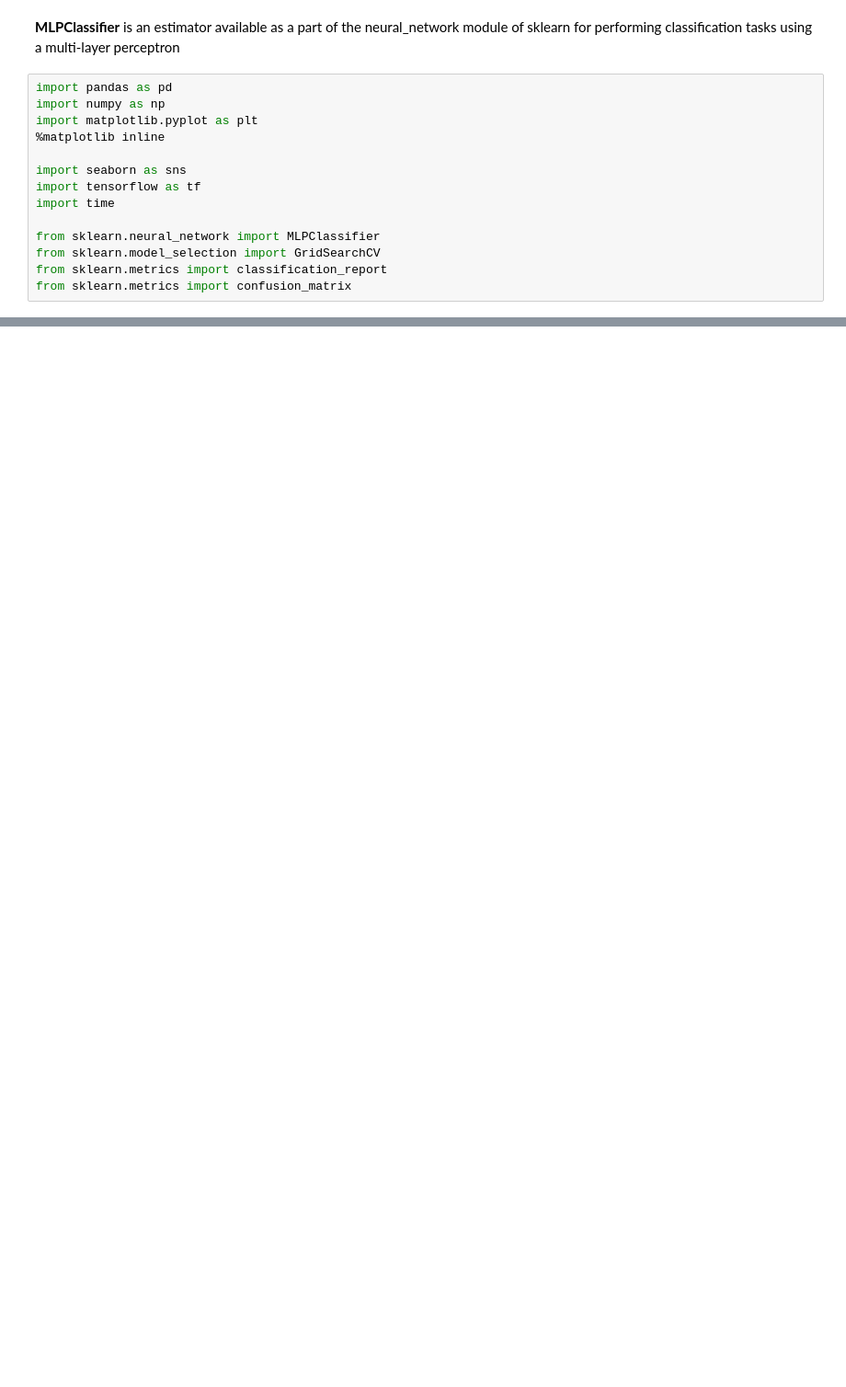
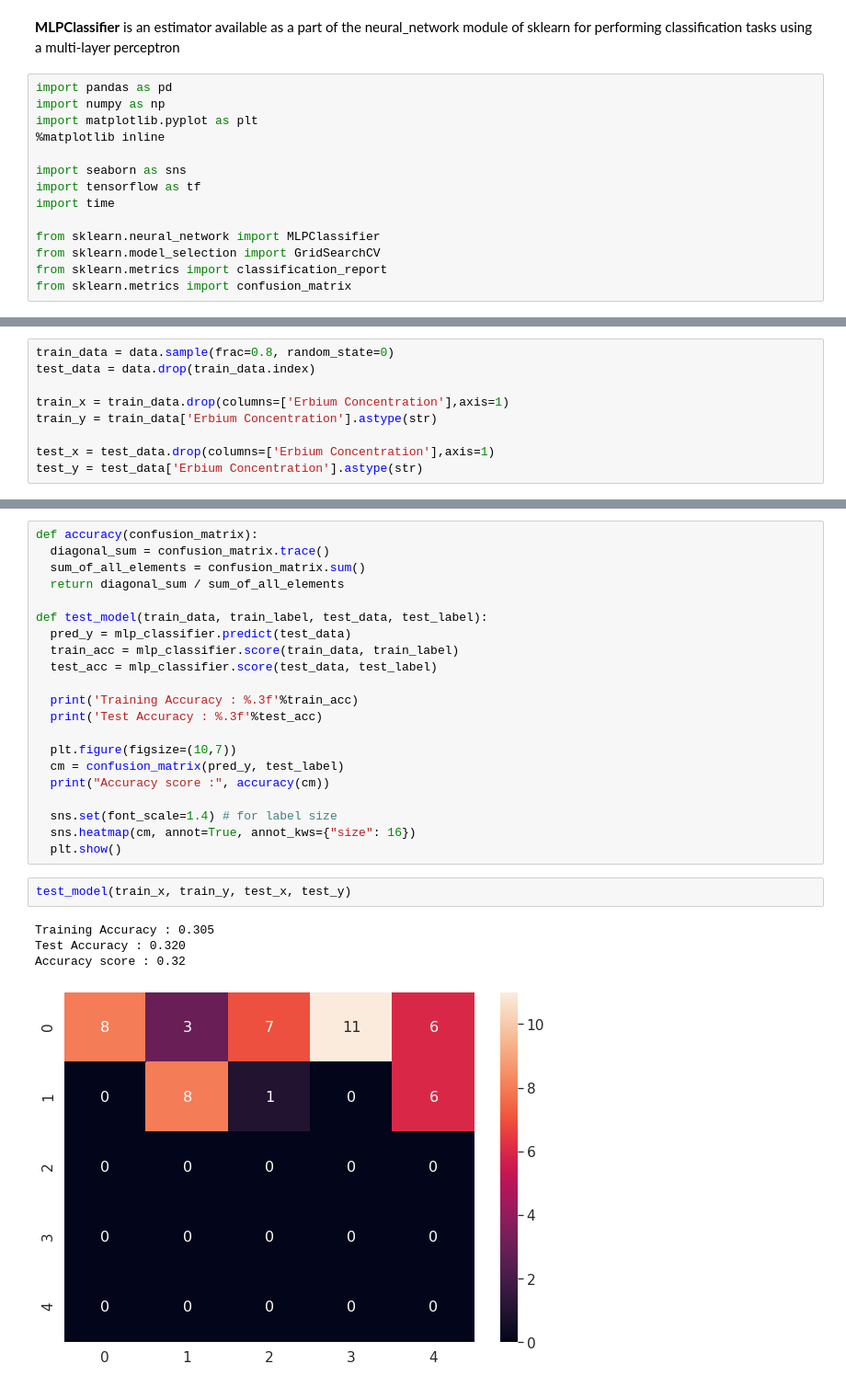
Before and after one commit to ee2110/Machine_Learning_with_TensorFlow, a Jupyter notebook: Glass-Compound-Analysis/Erbium_Concentration_Classification/MLP_sklearn_Erbium_concentration_classification.ipynb, the cells around one changed output, grey strips where cells are left out. Shown: that part at 92% size. Saved outputs shown, nothing was run; the diff lists cells and outputs as text; blank space fills up the shorter version.

```diff
--- a/Glass-Compound-Analysis/Erbium_Concentration_Classification/MLP_sklearn_Erbium_concentration_classification.ipynb
+++ b/Glass-Compound-Analysis/Erbium_Concentration_Classification/MLP_sklearn_Erbium_concentration_classification.ipynb
@@ -68,0 +52,9 @@ mlp_classifier  = MLPClassifier(
+# %%
+train_data = data.sample(frac=0.8, random_state=0)
+test_data = data.drop(train_data.index)
+
+train_x = train_data.drop(columns=['Erbium Concentration'],axis=1)
+train_y = train_data['Erbium Concentration'].astype(str)
+
+test_x = test_data.drop(columns=['Erbium Concentration'],axis=1)
+test_y = test_data['Erbium Concentration'].astype(str)
@@ -68,0 +81,28 @@ mlp_classifier  = MLPClassifier(
+# %%
+def accuracy(confusion_matrix):
+  diagonal_sum = confusion_matrix.trace()
+  sum_of_all_elements = confusion_matrix.sum()
+  return diagonal_sum / sum_of_all_elements
+
+def test_model(train_data, train_label, test_data, test_label):
+  pred_y = mlp_classifier.predict(test_data)
+  train_acc = mlp_classifier.score(train_data, train_label)
+  test_acc = mlp_classifier.score(test_data, test_label)
+
+  print('Training Accuracy : %.3f'%train_acc)
+  print('Test Accuracy : %.3f'%test_acc)
+
+  plt.figure(figsize=(10,7))
+  cm = confusion_matrix(pred_y, test_label)
+  print("Accuracy score :", accuracy(cm))
+
+  sns.set(font_scale=1.4) # for label size
+  sns.heatmap(cm, annot=True, annot_kws={"size": 16})
+  plt.show()
+# %%
+test_model(train_x, train_y, test_x, test_y)
+# %% [output]
+Training Accuracy : 0.305
+Test Accuracy : 0.320
+Accuracy score : 0.32
+[figure, added]
```
Also changed, not shown: parts of 19 cells of this notebook.
